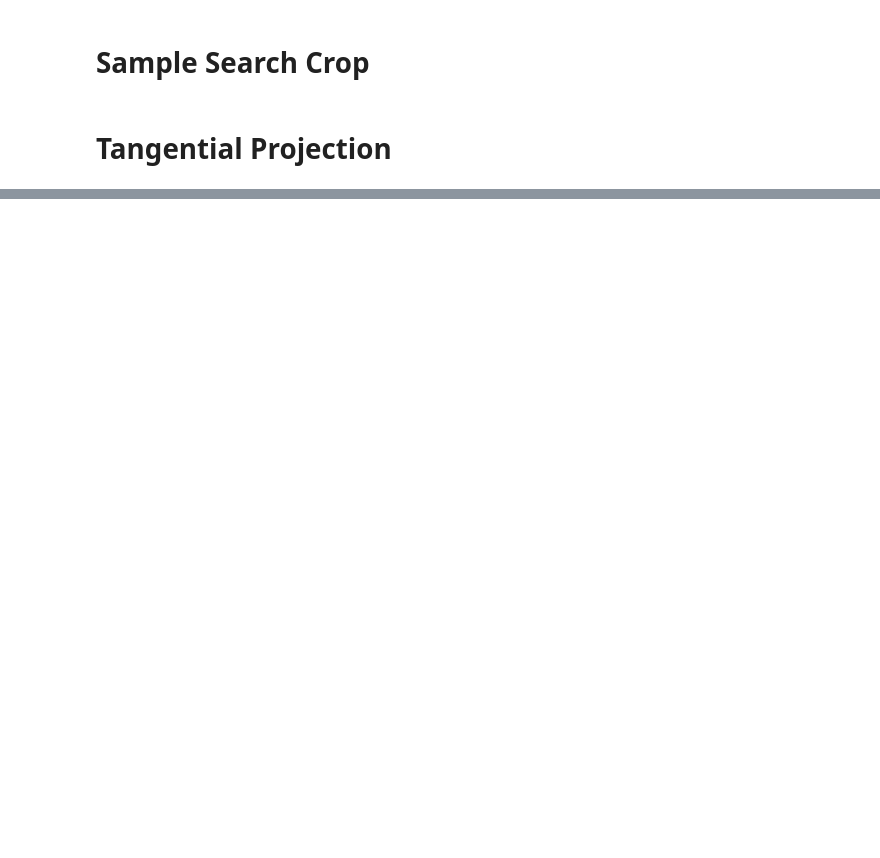
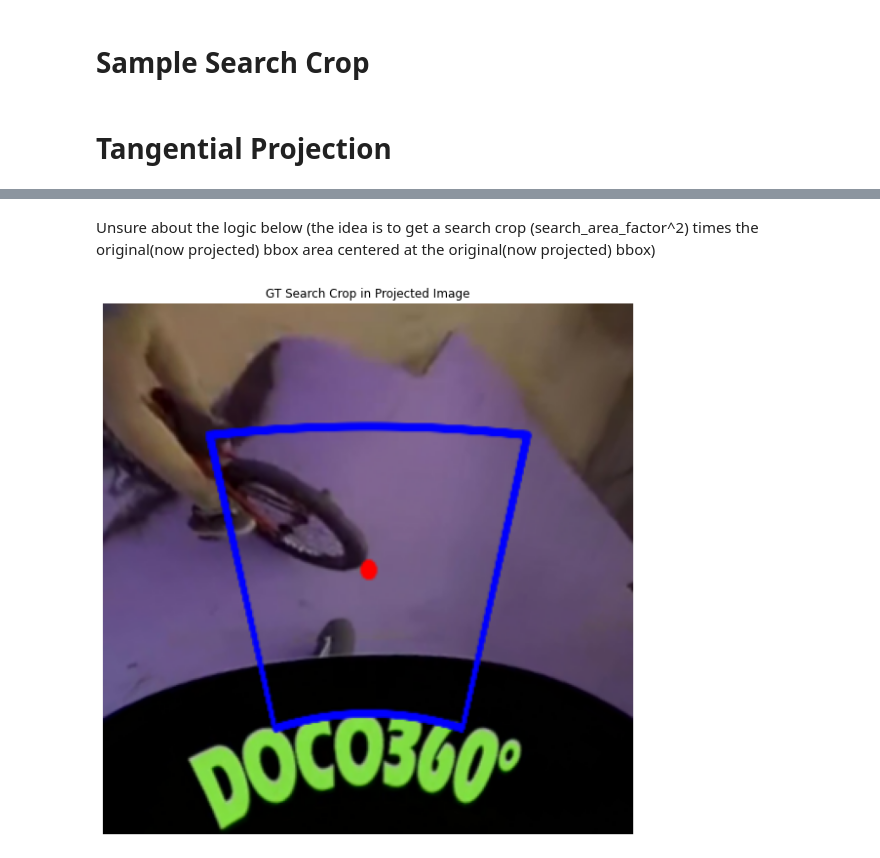
Before and after one commit to Aarsh2001/OmniTrack, a Jupyter notebook: scripts/SphereProjection.ipynb, the cells around one changed output, grey strips where cells are left out. Drawn from its saved outputs; the diff is of its cells as text; code cells hidden in the pictures; blank space fills up the shorter version.

```diff
--- a/scripts/SphereProjection.ipynb
+++ b/scripts/SphereProjection.ipynb
@@ -366,3 +373,20 @@ plt.show()
+# %% [markdown]
+Unsure about the logic below (the idea is to get a search crop (search_area_factor^2) times the original(now projected) bbox area centered at the original(now projected) bbox)
+# %%
+# Calculate new bounding box in the projected image
+new_bbox_coords = [projected_crop.shape[1] // 2 - w // 2, projected_crop.shape[0] // 2 - h // 2, w, h]
+
+# Sample the search crop from the projected image
+search_crop, _, _ = sample_target(projected_crop, new_bbox_coords, output_sz=320)
+
+# Display the search crop
+plt.figure(figsize=(10, 10))
+plt.imshow(search_crop.astype(np.uint8))
+plt.title('GT Search Crop in Projected Image')
+plt.axis('off')
+plt.show()
+# %% [output]
+[figure, added]
 # %%
 # Function to draw bounding box on the image
 def draw_bbox(image, bbox, color=(255, 0, 0), thickness=2):
```
Also changed, not shown: parts of 7 cells of this notebook.
